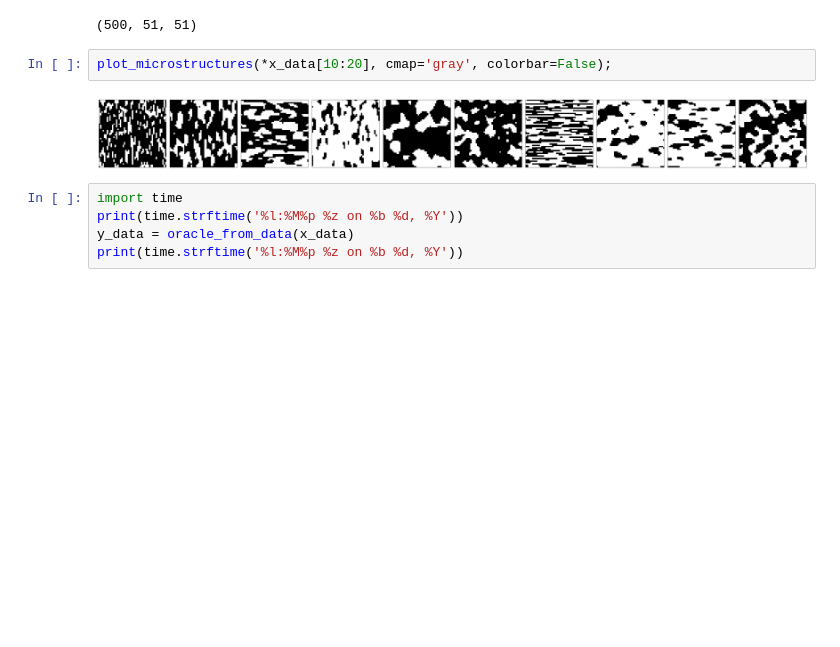
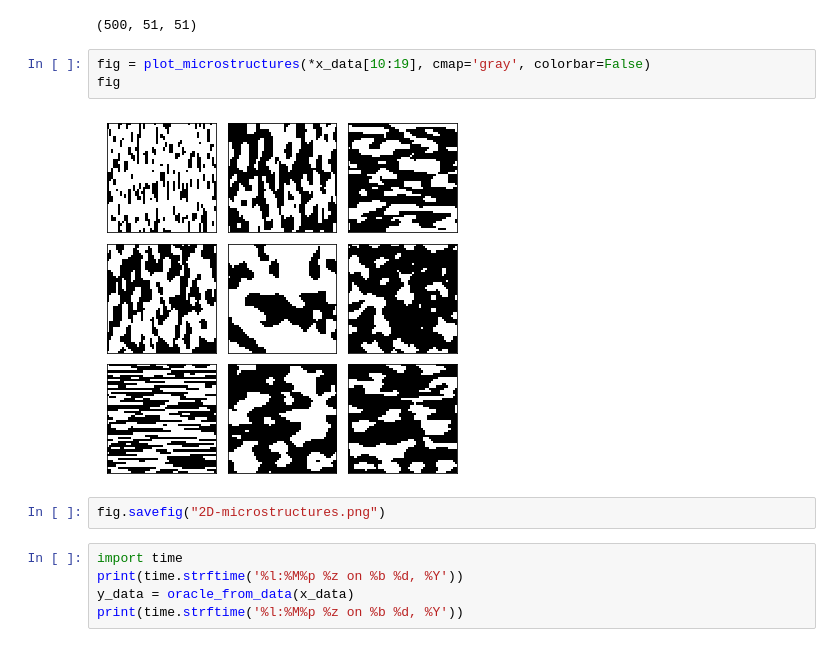
Before and after one commit to usnistgov/active-learning, a Jupyter notebook: 2D/generate-data.ipynb, the cells around one changed output. Cells and saved outputs as stored; diff of their text form; blank space fills up the shorter version.

Commit message:
Fix broken plotting

```diff
--- a/2D/generate-data.ipynb
+++ b/2D/generate-data.ipynb
@@ -65,9 +67,12 @@ print(x_data.shape)
 # %% [output]
 (500, 51, 51)
 # %%
-plot_microstructures(*x_data[10:20], cmap='gray', colorbar=False);
+fig = plot_microstructures(*x_data[10:19], cmap='gray', colorbar=False)
+fig
 # %% [output]
-[figure, old version]
+[figure, new version]
+# %%
+fig.savefig("2D-microstructures.png")
 # %%
 import time
 print(time.strftime('%l:%M%p %z on %b %d, %Y'))
```
Also changed, not shown: parts of 1 cell of this notebook, 1 other file.
